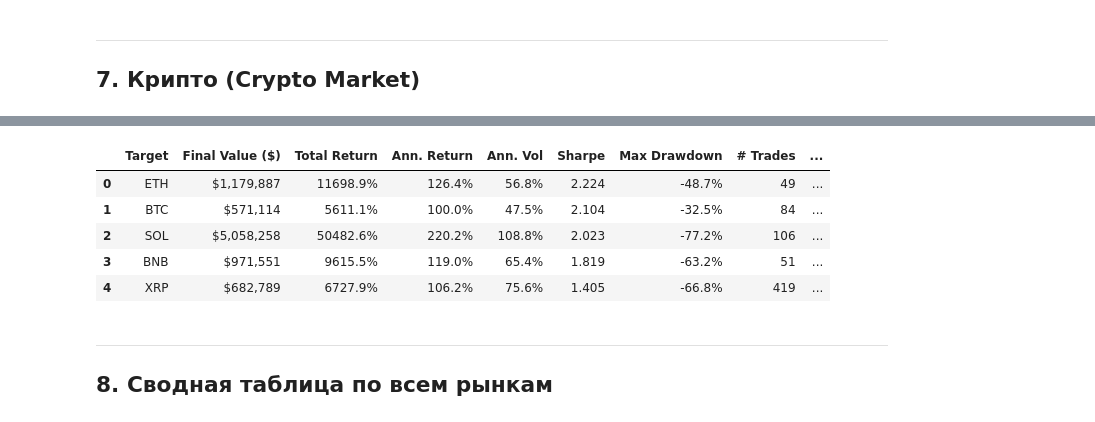
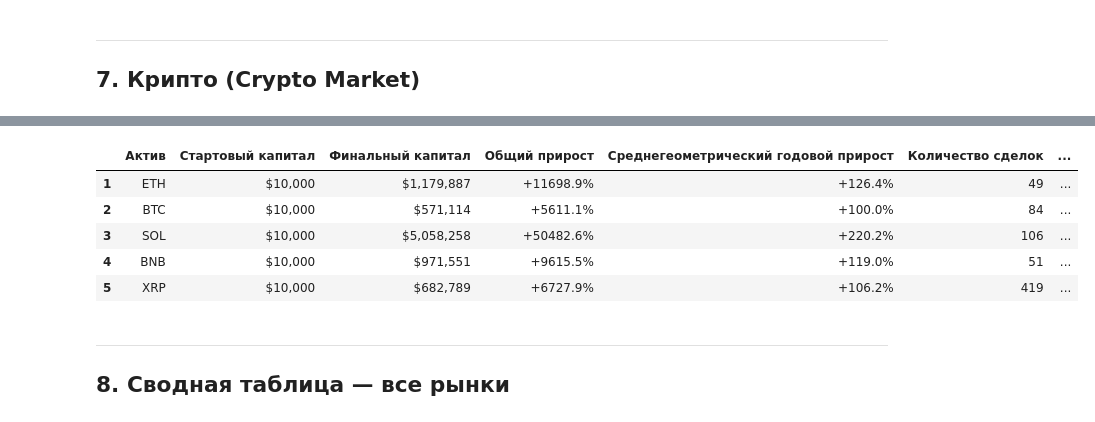
Before and after one commit to Vault-Guy/replication-portfolio-arbitrage-mvp, a Jupyter notebook: notebooks/08_portfolio_growth_report.ipynb, the cells around one changed output, grey strips where cells are left out. Cells and saved outputs as stored; diff of their text form; code cells hidden in the pictures.

```diff
--- a/notebooks/08_portfolio_growth_report.ipynb
+++ b/notebooks/08_portfolio_growth_report.ipynb
@@ -153,33 +233,30 @@ pipeline_results = {}  # (market, target) -> UnifiedPipelineResult
 
 for market in ["usa", "russia", "crypto"]:
     t0 = time.time()
-    print(f"\n{'='*50}")
-    print(f"Загружаем цены: {market.upper()}")
+    print(f"\n{'─'*55}")
+    print(f"  {market.upper()} — загрузка цен...")
     raw_prices = load_market_prices(market)
     prices = prepare_prices(market, raw_prices)
-    print(f"  Цены загружены: {prices.shape[0]} строк × {prices.shape[1]} активов")
+    print(f"  Загружено: {prices.shape[0]:,} строк × {prices.shape[1]} активов")
 
-    market_rows = best_params[best_params["market"] == market]
-    for _, row in market_rows.iterrows():
+    for _, row in best_params[best_params["market"] == market].iterrows():
         target = row["target"]
-        print(f"  Запуск [{market}/{target}]... ", end="", flush=True)
+        print(f"  [{market}/{target}]... ", end="", flush=True)
         t1 = time.time()
         try:
             result = run_best_pipeline(row, prices)
             pipeline_results[(market, target)] = result
             m = result.backtest.metrics
-            elapsed = time.time() - t1
             print(
-                f"Sharpe={m.sharpe_ratio:.3f} | "
-                f"Return={m.total_return*100:.1f}% | "
-                f"MDD={m.max_drawdown*100:.1f}% "
-                f"[{elapsed:.1f}s]"
+                f"Sharpe={m.sharpe_ratio:.3f}  "
+                f"Return={m.total_return*100:+.1f}%  "
+                f"MDD={m.max_drawdown*100:.1f}%  "
+                f"[{time.time()-t1:.1f}s]"
             )
         except Exception as exc:
             print(f"ОШИБКА: {exc}")
 
-    total = time.time() - t0
-    print(f"  {market.upper()} готов за {total:.1f}s")
+    print(f"  {market.upper()} готово за {time.time()-t0:.1f}s")
 
-print(f"\n✓ Пайплайн завершён: {len(pipeline_results)} таргетов обработано.")
+print(f"\n✓ Итого: {len(pipeline_results)} таргетов обработано.")
 # %% [output]
@@ -373,12 +443,12 @@ plt.show()
 # %%
-metrics_table(pipeline_results, "crypto")
+build_metrics_table(pipeline_results, "crypto")
 # %% [output]
-|  | Target | Final Value ($) | Total Return | Ann. Return | Ann. Vol | Sharpe | Max Drawdown | # Trades | ... |
-| 0 | ETH | $1,179,887 | 11698.9% | 126.4% | 56.8% | 2.224 | -48.7% | 49 | ... |
-| 1 | BTC | $571,114 | 5611.1% | 100.0% | 47.5% | 2.104 | -32.5% | 84 | ... |
-| 2 | SOL | $5,058,258 | 50482.6% | 220.2% | 108.8% | 2.023 | -77.2% | 106 | ... |
-| 3 | BNB | $971,551 | 9615.5% | 119.0% | 65.4% | 1.819 | -63.2% | 51 | ... |
-| 4 | XRP | $682,789 | 6727.9% | 106.2% | 75.6% | 1.405 | -66.8% | 419 | ... |
+|  | Актив | Стартовый капитал | Финальный капитал | Общий прирост | Среднегеометрический годовой прирост | Количество сделок | ... |
+| 1 | ETH | $10,000 | $1,179,887 | +11698.9% | +126.4% | 49 | ... |
+| 2 | BTC | $10,000 | $571,114 | +5611.1% | +100.0% | 84 | ... |
+| 3 | SOL | $10,000 | $5,058,258 | +50482.6% | +220.2% | 106 | ... |
+| 4 | BNB | $10,000 | $971,551 | +9615.5% | +119.0% | 51 | ... |
+| 5 | XRP | $10,000 | $682,789 | +6727.9% | +106.2% | 419 | ... |
 # %% [markdown]
 ---
-## 8. Сводная таблица по всем рынкам
+## 8. Сводная таблица — все рынки
```
Also changed, not shown: parts of 24 cells of this notebook.
